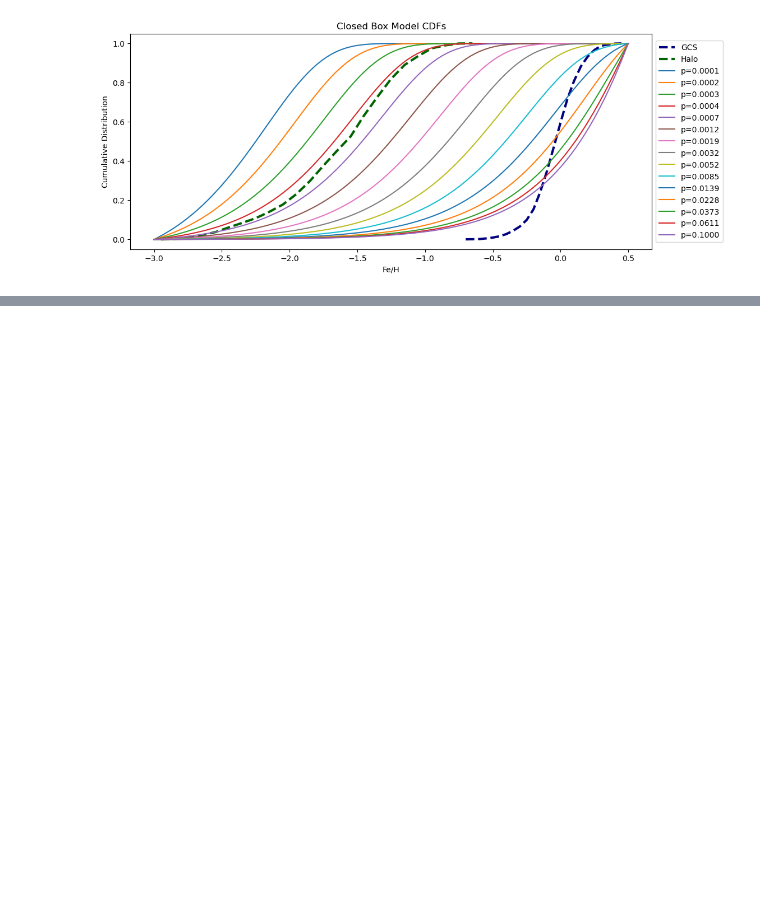
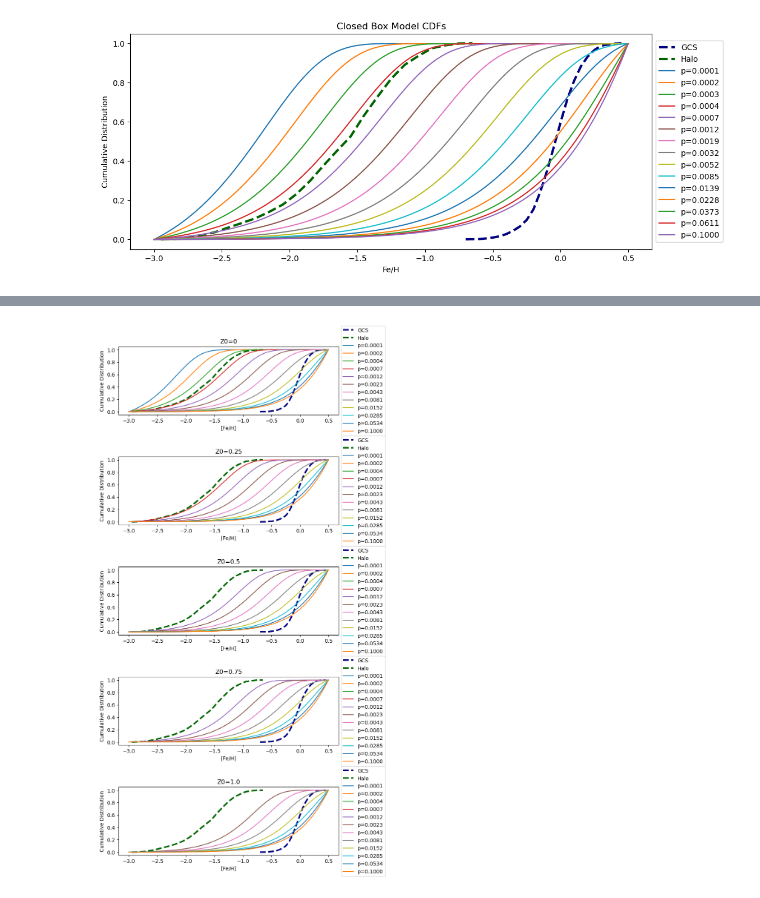
Before and after one commit to AstroSeha/SS2024, a Jupyter notebook: Galaxies and Cosmology/GNC_Exercise6_2.ipynb, the cells around one changed output, grey strips where cells are left out. Saved outputs shown, nothing was run; the diff lists cells and outputs as text; code cells hidden in the pictures; blank space fills up the shorter version.

```diff
--- a/Galaxies and Cosmology/GNC_Exercise6_2.ipynb
+++ b/Galaxies and Cosmology/GNC_Exercise6_2.ipynb
@@ -92,0 +110,24 @@ plt.show()
+# %%
+# (C)
+p_value = np.logspace(-4, -1, 12)
+FeH_halo = np.linspace(-3, 0.5, 100)
+Z0_values = [0, 0.25, 0.5, 0.75, 1.0]
+
+# 5 subplots for each Z0 value
+fig, ax = plt.subplots(5,1, figsize=(8,15))
+
+for i, Z0 in enumerate(Z0_values):
+    ax[i].plot(fe_h_gcs, cumulative_gcs_normalized, label='GCS', color='navy', linestyle='--',linewidth=3)
+    ax[i].plot(fe_h_halo, cumulative_halo_normalized, label='Halo', color='darkgreen', linestyle='--',linewidth=3)
+    for p in p_value:
+        closed_box_norm = (closed_box_cdf(FeH_halo, p, Z0)-closed_box_cdf(FeH_halo[0],p,Z0))/(closed_box_cdf(FeH_halo[-1],p,Z0)-closed_box_cdf(FeH_halo[0],p,Z0))
+        ax[i].plot(FeH_halo, closed_box_norm, label=f'p={p:.4f}')
+        ax[i].legend(loc = 'center left', bbox_to_anchor=(1, 0.5))
+    ax[i].set_xlabel('[Fe/H]')
+    ax[i].set_ylabel('Cumulative Distribution')
+    ax[i].title.set_text(f'Z0={Z0}')
+
+plt.tight_layout()
+plt.show()
+# %% [output]
+[figure, added]
```
Also changed, not shown: parts of 4 cells of this notebook.
